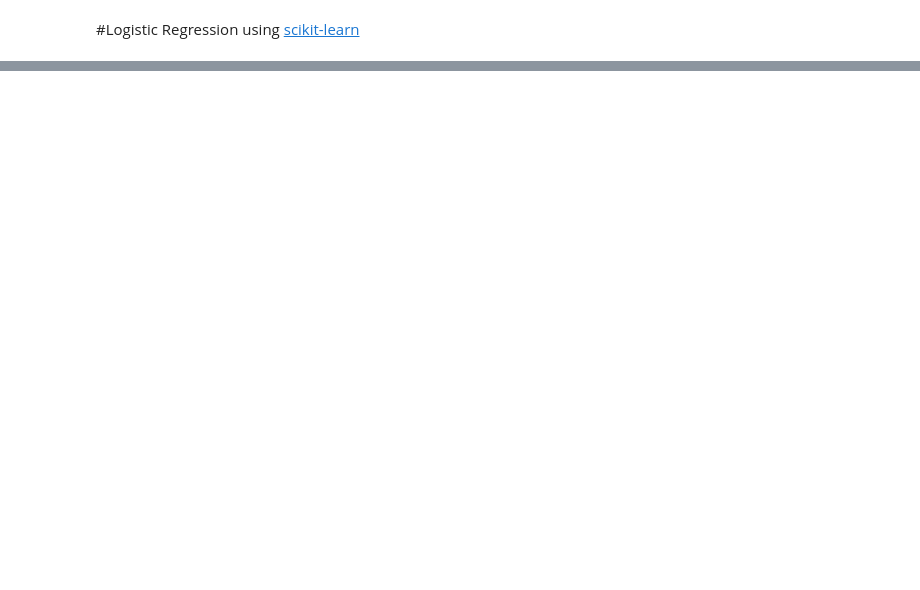
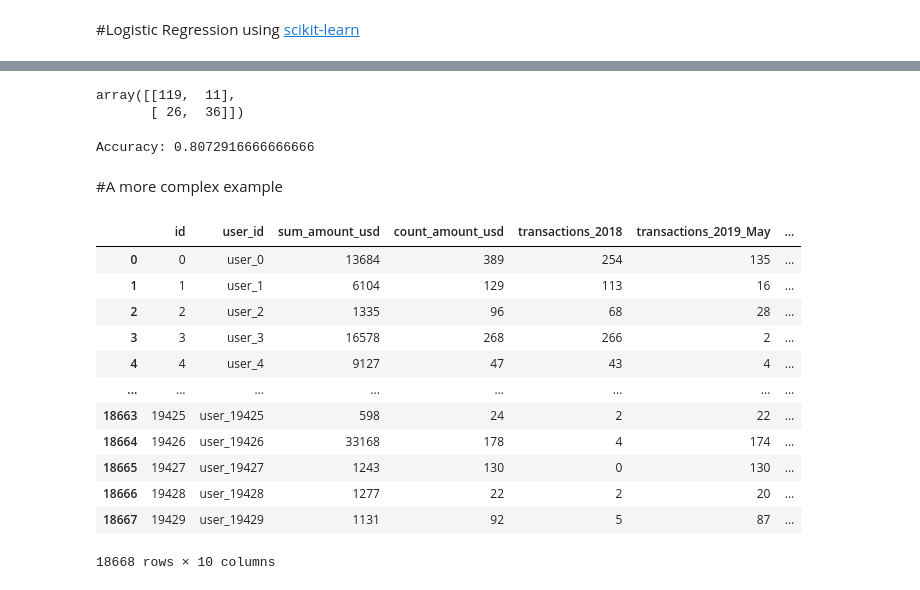
Before and after one commit to atlas-github/fstep_19, a Jupyter notebook: intro_to_bigdata&ai.ipynb, the cells around one changed output, grey strips where cells are left out. Saved outputs shown, nothing was run; the diff lists cells and outputs as text; code cells hidden in the pictures; blank space fills up the shorter version.

```diff
--- a/intro_to_bigdata&ai.ipynb
+++ b/intro_to_bigdata&ai.ipynb
@@ -412,0 +452,32 @@ files.download("malaysiastockbiz.csv")
+# %%
+# import the metrics class
+from sklearn import metrics
+cnf_matrix = metrics.confusion_matrix(y_test, y_pred)
+cnf_matrix
+# %% [output]
+array([[119,  11],
+       [ 26,  36]])
+# %%
+print("Accuracy:",metrics.accuracy_score(y_test, y_pred))
+# %% [output]
+Accuracy: 0.8072916666666666
+# %% [markdown]
+#A more complex example
+# %%
+import pandas as pd
+df = pd.read_csv("user_transactions.csv")
+df
+# %% [output]
+|  | id | user_id | sum_amount_usd | count_amount_usd | transactions_2018 | transactions_2019_May | ... |
+| 0 | 0 | user_0 | 13684 | 389 | 254 | 135 | ... |
+| 1 | 1 | user_1 | 6104 | 129 | 113 | 16 | ... |
+| 2 | 2 | user_2 | 1335 | 96 | 68 | 28 | ... |
+| 3 | 3 | user_3 | 16578 | 268 | 266 | 2 | ... |
+| 4 | 4 | user_4 | 9127 | 47 | 43 | 4 | ... |
+| ... | ... | ... | ... | ... | ... | ... | ... |
+| 18663 | 19425 | user_19425 | 598 | 24 | 2 | 22 | ... |
+| 18664 | 19426 | user_19426 | 33168 | 178 | 4 | 174 | ... |
+| 18665 | 19427 | user_19427 | 1243 | 130 | 0 | 130 | ... |
+| 18666 | 19428 | user_19428 | 1277 | 22 | 2 | 20 | ... |
+| 18667 | 19429 | user_19429 | 1131 | 92 | 5 | 87 | ... |
+18668 rows × 10 columns
```
Also changed, not shown: parts of 21 cells of this notebook.
